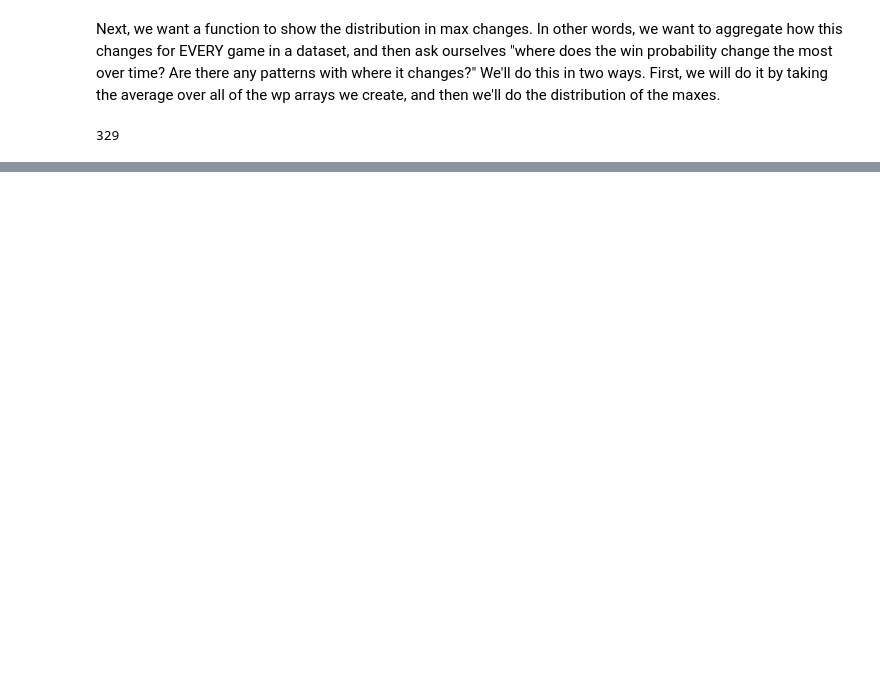
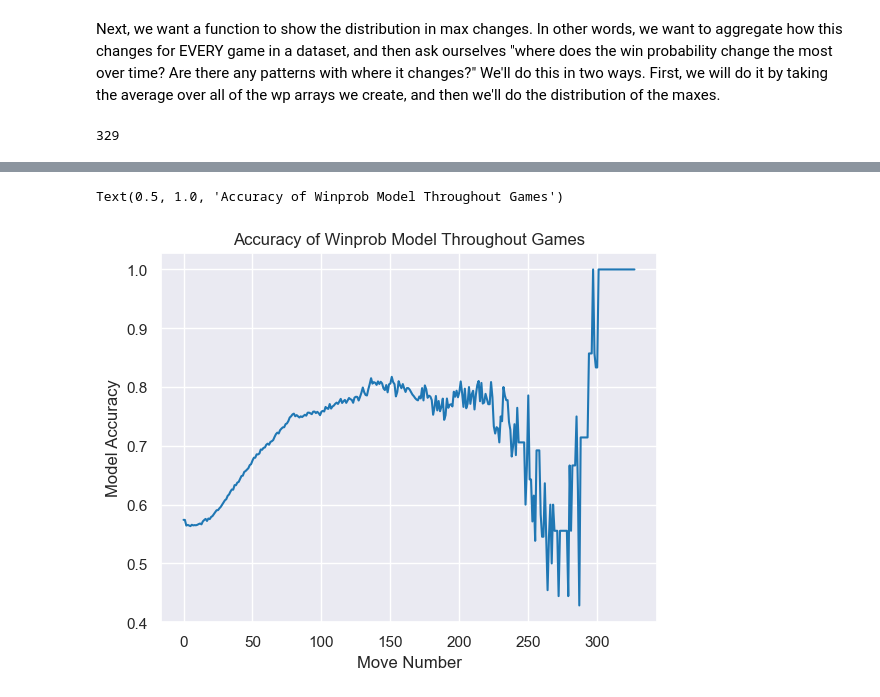
Before and after one commit to piercingecho/chess-win-probability-modeling, a Jupyter notebook: any_move_winprob.ipynb, the cells around one changed output, grey strips where cells are left out. Saved outputs shown, nothing was run; the diff lists cells and outputs as text; code cells hidden in the pictures; blank space fills up the shorter version.

```diff
--- a/any_move_winprob.ipynb
+++ b/any_move_winprob.ipynb
@@ -866,0 +975,2 @@ Text(0.5, 1.0, 'Distribution of Winprob Changing Throughout Games')
+# %%
+accuracy_per_move = getYesNoAccuracyPerMove(logreg_model2, scaler2, valid_noMoveNumberInteractions, y_validPerMove)
@@ -866,0 +998,8 @@ Text(0.5, 1.0, 'Distribution of Winprob Changing Throughout Games')
+# %%
+sns.lineplot(accuracy_per_move)
+plt.xlabel("Move Number")
+plt.ylabel("Model Accuracy")
+plt.title("Accuracy of Winprob Model Throughout Games")
+# %% [output]
+Text(0.5, 1.0, 'Accuracy of Winprob Model Throughout Games')
+[figure, added]
```
Also changed, not shown: parts of 19 cells of this notebook.
